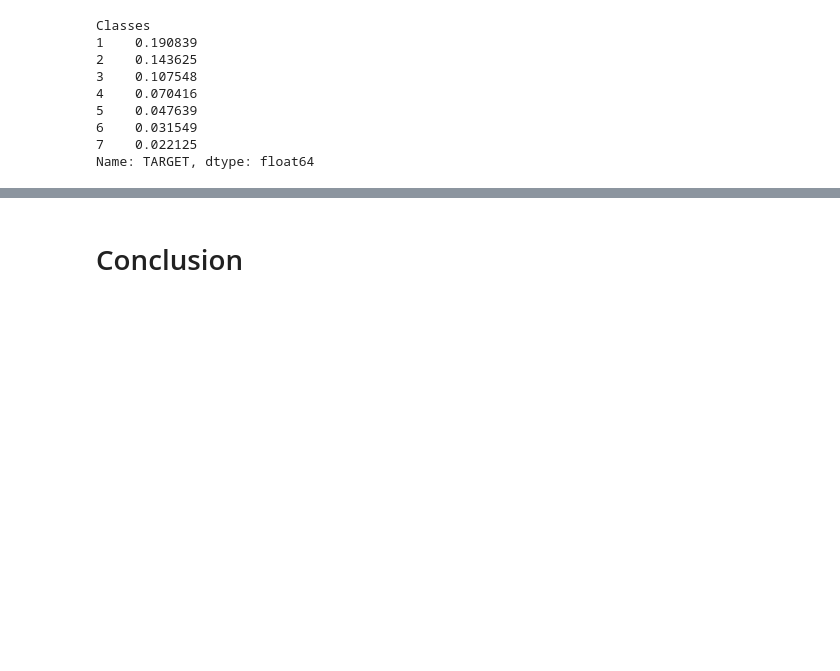
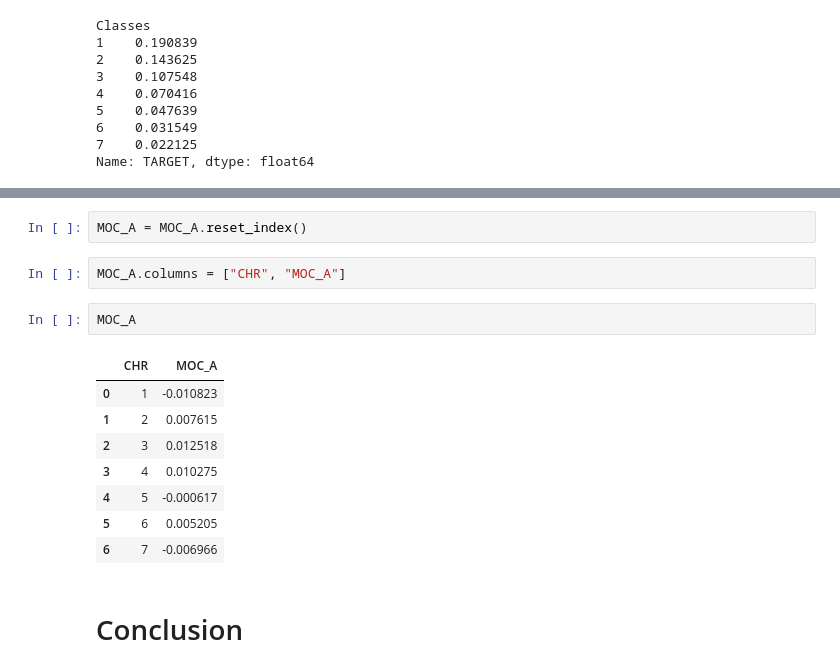
Before and after one commit to SamuelBaheux/Challenge_Nexialog, a Jupyter notebook: notebooks/Modélisation_Performance/Marge_Conservatisme_P.ipynb, the cells around one changed output, grey strips where cells are left out. Saved outputs shown, nothing was run; the diff lists cells and outputs as text; blank space fills up the shorter version.

```diff
--- a/notebooks/Modélisation_Performance/Marge_Conservatisme_P.ipynb
+++ b/notebooks/Modélisation_Performance/Marge_Conservatisme_P.ipynb
@@ -131,4 +131,19 @@ MOC_A
 dtype: float64
+# %%
+MOC_A = MOC_A.reset_index()
+# %%
+MOC_A.columns = ["CHR", "MOC_A"]
+# %%
+MOC_A
+# %% [output]
+|  | CHR | MOC_A |
+| 0 | 1 | -0.010823 |
+| 1 | 2 | 0.007615 |
+| 2 | 3 | 0.012518 |
+| 3 | 4 | 0.010275 |
+| 4 | 5 | -0.000617 |
+| 5 | 6 | 0.005205 |
+| 6 | 7 | -0.006966 |
 # %% [markdown]
 # Conclusion
 # %%
```
Also changed, not shown: parts of 3 cells of this notebook, 9 other files.
